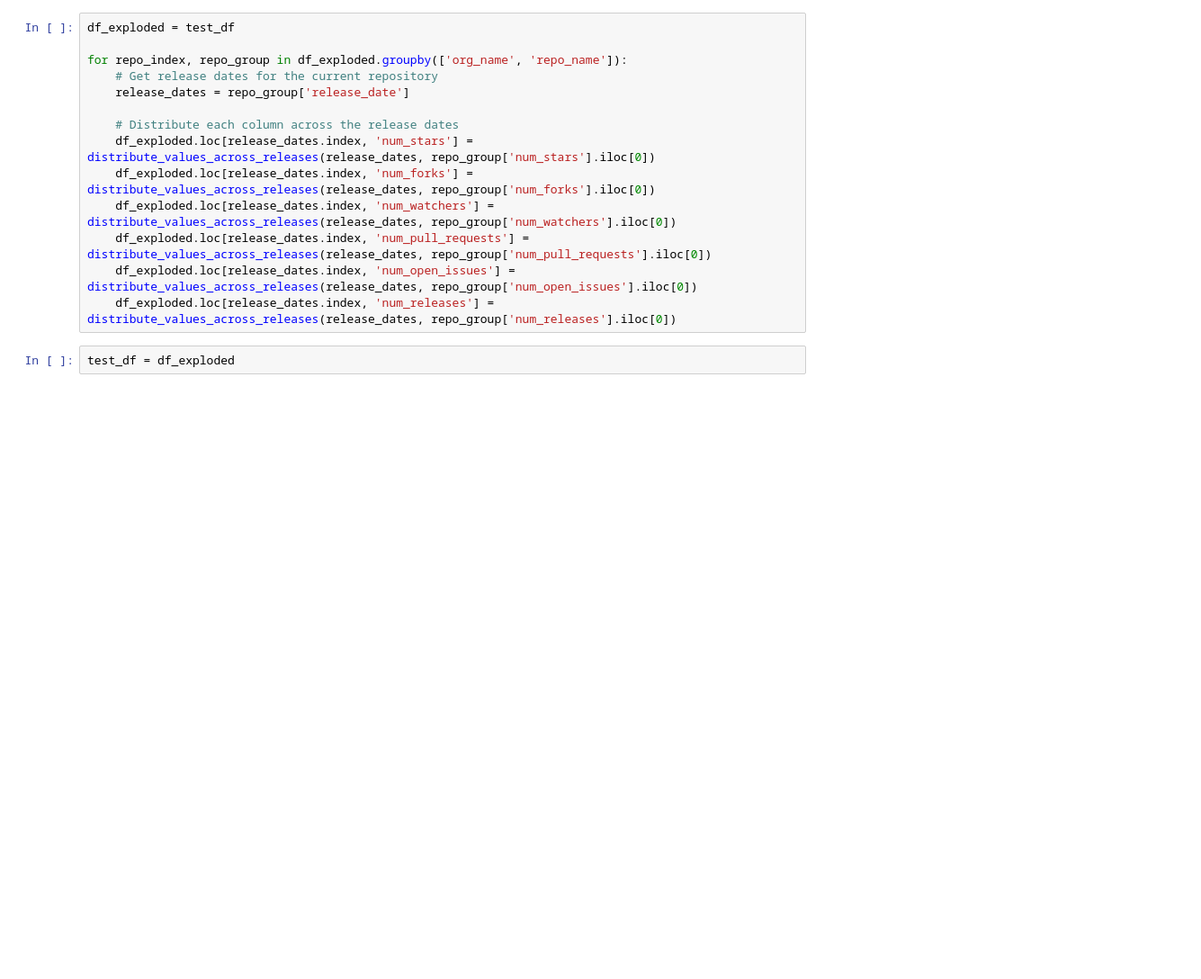
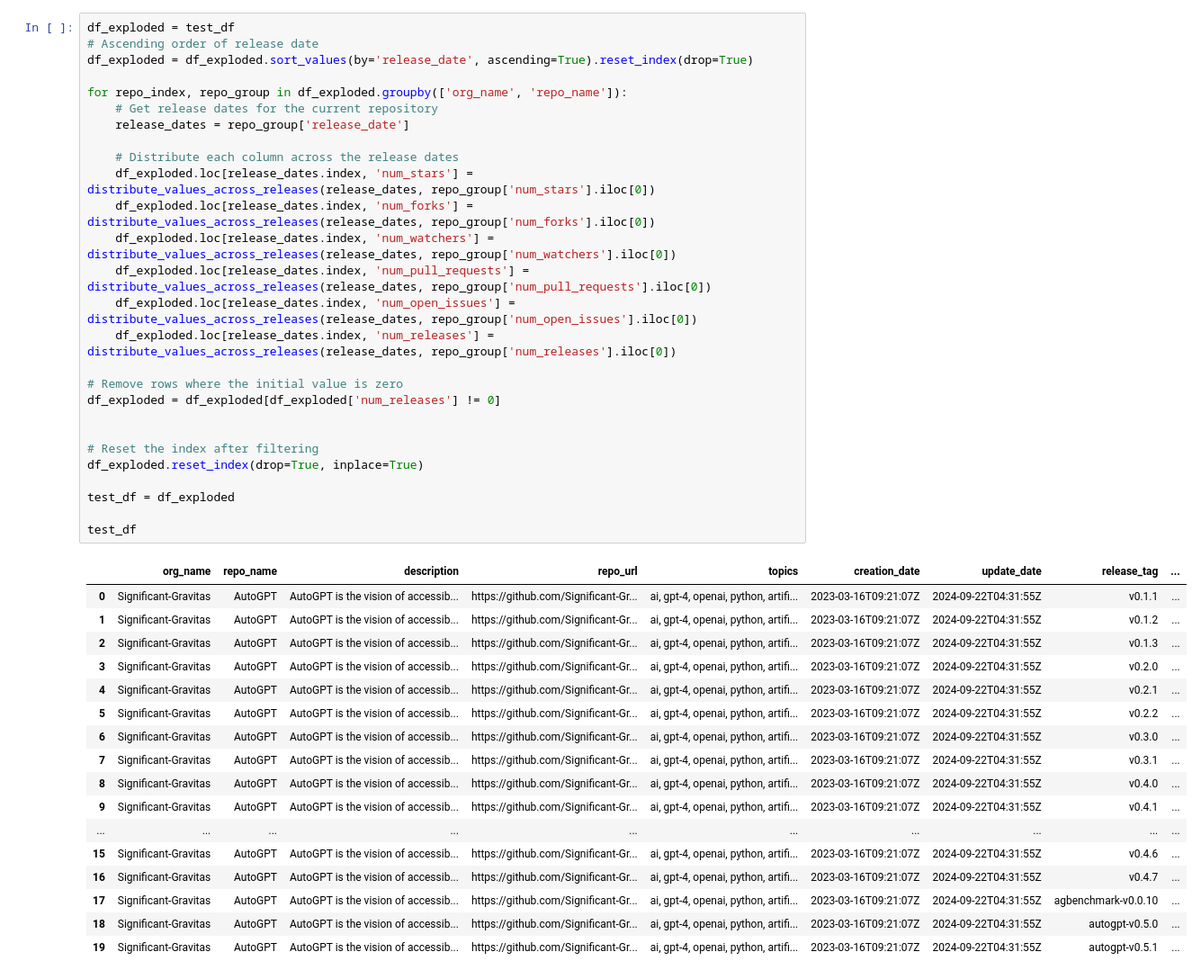
Before and after one commit to charlesRepo/data-science-course-final-project, a Jupyter notebook: notebooks/manual_test.ipynb, the cells around one changed output. Shown at 90% size. Saved outputs shown, nothing was run; the diff lists cells and outputs as text; blank space fills up the shorter version.

```diff
--- a/notebooks/manual_test.ipynb
+++ b/notebooks/manual_test.ipynb
@@ -48,20 +50,49 @@ def distribute_values_across_releases(release_dates, total_value):
     return values
 # %%
 df_exploded = test_df
+# Ascending order of release date
+df_exploded = df_exploded.sort_values(by='release_date', ascending=True).reset_index(drop=True)
 
 for repo_index, repo_group in df_exploded.groupby(['org_name', 'repo_name']):
     # Get release dates for the current repository
     release_dates = repo_group['release_date']
 
     # Distribute each column across the release dates
     df_exploded.loc[release_dates.index, 'num_stars'] = distribute_values_across_releases(release_dates, repo_group['num_stars'].iloc[0])
     df_exploded.loc[release_dates.index, 'num_forks'] = distribute_values_across_releases(release_dates, repo_group['num_forks'].iloc[0])
     df_exploded.loc[release_dates.index, 'num_watchers'] = distribute_values_across_releases(release_dates, repo_group['num_watchers'].iloc[0])
     df_exploded.loc[release_dates.index, 'num_pull_requests'] = distribute_values_across_releases(release_dates, repo_group['num_pull_requests'].iloc[0])
     df_exploded.loc[release_dates.index, 'num_open_issues'] = distribute_values_across_releases(release_dates, repo_group['num_open_issues'].iloc[0])
     df_exploded.loc[release_dates.index, 'num_releases'] = distribute_values_across_releases(release_dates, repo_group['num_releases'].iloc[0])
+
+# Remove rows where the initial value is zero
+df_exploded = df_exploded[df_exploded['num_releases'] != 0]
+
+
+# Reset the index after filtering
+df_exploded.reset_index(drop=True, inplace=True)
+
+test_df = df_exploded
+
+test_df
+# %% [output]
+|  | org_name | repo_name | description | repo_url | topics | creation_date | update_date | release_tag | ... |
+| 0 | Significant-Gravitas | AutoGPT | AutoGPT is the vision of accessib... | https://github.com/Significant-Gr... | ai, gpt-4, openai, python, artifi... | 2023-03-16T09:21:07Z | 2024-09-22T04:31:55Z | v0.1.1 | ... |
+| 1 | Significant-Gravitas | AutoGPT | AutoGPT is the vision of accessib... | https://github.com/Significant-Gr... | ai, gpt-4, openai, python, artifi... | 2023-03-16T09:21:07Z | 2024-09-22T04:31:55Z | v0.1.2 | ... |
+| 2 | Significant-Gravitas | AutoGPT | AutoGPT is the vision of accessib... | https://github.com/Significant-Gr... | ai, gpt-4, openai, python, artifi... | 2023-03-16T09:21:07Z | 2024-09-22T04:31:55Z | v0.1.3 | ... |
+| 3 | Significant-Gravitas | AutoGPT | AutoGPT is the vision of accessib... | https://github.com/Significant-Gr... | ai, gpt-4, openai, python, artifi... | 2023-03-16T09:21:07Z | 2024-09-22T04:31:55Z | v0.2.0 | ... |
+| 4 | Significant-Gravitas | AutoGPT | AutoGPT is the vision of accessib... | https://github.com/Significant-Gr... | ai, gpt-4, openai, python, artifi... | 2023-03-16T09:21:07Z | 2024-09-22T04:31:55Z | v0.2.1 | ... |
+| 5 | Significant-Gravitas | AutoGPT | AutoGPT is the vision of accessib... | https://github.com/Significant-Gr... | ai, gpt-4, openai, python, artifi... | 2023-03-16T09:21:07Z | 2024-09-22T04:31:55Z | v0.2.2 | ... |
+| 6 | Significant-Gravitas | AutoGPT | AutoGPT is the vision of accessib... | https://github.com/Significant-Gr... | ai, gpt-4, openai, python, artifi... | 2023-03-16T09:21:07Z | 2024-09-22T04:31:55Z | v0.3.0 | ... |
+| 7 | Significant-Gravitas | AutoGPT | AutoGPT is the vision of accessib... | https://github.com/Significant-Gr... | ai, gpt-4, openai, python, artifi... | 2023-03-16T09:21:07Z | 2024-09-22T04:31:55Z | v0.3.1 | ... |
+| 8 | Significant-Gravitas | AutoGPT | AutoGPT is the vision of accessib... | https://github.com/Significant-Gr... | ai, gpt-4, openai, python, artifi... | 2023-03-16T09:21:07Z | 2024-09-22T04:31:55Z | v0.4.0 | ... |
+| 9 | Significant-Gravitas | AutoGPT | AutoGPT is the vision of accessib... | https://github.com/Significant-Gr... | ai, gpt-4, openai, python, artifi... | 2023-03-16T09:21:07Z | 2024-09-22T04:31:55Z | v0.4.1 | ... |
+| ... | ... | ... | ... | ... | ... | ... | ... | ... | ... |
+| 15 | Significant-Gravitas | AutoGPT | AutoGPT is the vision of accessib... | https://github.com/Significant-Gr... | ai, gpt-4, openai, python, artifi... | 2023-03-16T09:21:07Z | 2024-09-22T04:31:55Z | v0.4.6 | ... |
+| 16 | Significant-Gravitas | AutoGPT | AutoGPT is the vision of accessib... | https://github.com/Significant-Gr... | ai, gpt-4, openai, python, artifi... | 2023-03-16T09:21:07Z | 2024-09-22T04:31:55Z | v0.4.7 | ... |
+| 17 | Significant-Gravitas | AutoGPT | AutoGPT is the vision of accessib... | https://github.com/Significant-Gr... | ai, gpt-4, openai, python, artifi... | 2023-03-16T09:21:07Z | 2024-09-22T04:31:55Z | agbenchmark-v0.0.10 | ... |
+| 18 | Significant-Gravitas | AutoGPT | AutoGPT is the vision of accessib... | https://github.com/Significant-Gr... | ai, gpt-4, openai, python, artifi... | 2023-03-16T09:21:07Z | 2024-09-22T04:31:55Z | autogpt-v0.5.0 | ... |
+| 19 | Significant-Gravitas | AutoGPT | AutoGPT is the vision of accessib... | https://github.com/Significant-Gr... | ai, gpt-4, openai, python, artifi... | 2023-03-16T09:21:07Z | 2024-09-22T04:31:55Z | autogpt-v0.5.1 | ... |
-# %%
-test_df = df_exploded
 # %%
 test_df = add_growth_score_based_on_main_features(test_df, train=False)
 actual_growth_score = test_df['growth_score']
```
Also changed, not shown: parts of 5 cells of this notebook, 9 other files.
